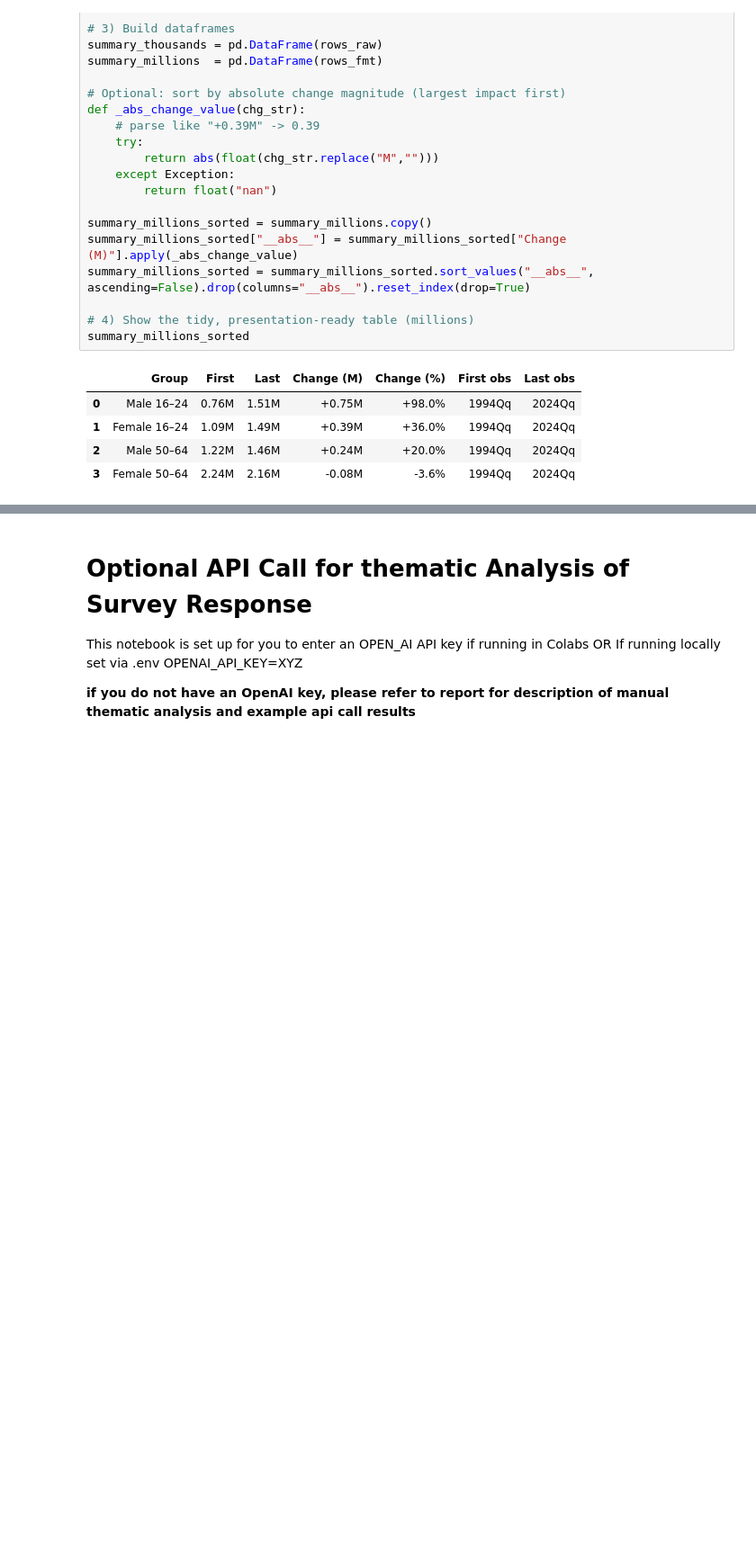
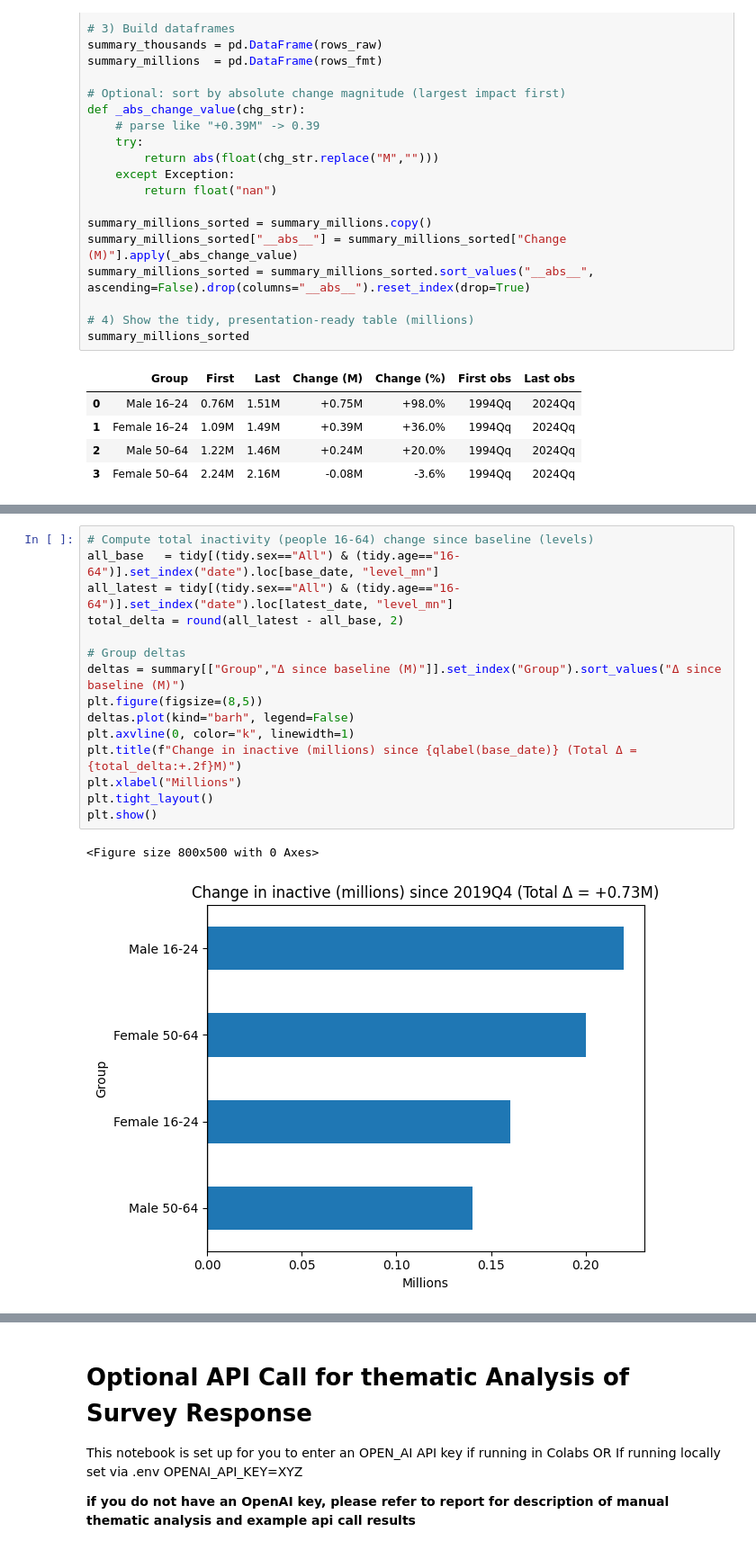
Before and after one commit to monkeymoves/nesta, a Jupyter notebook: notebooks/01_exploration.ipynb, the cells around one changed output, grey strips where cells are left out. Shown at 90% size. Cells and saved outputs as stored; diff of their text form; blank space fills up the shorter version.

```diff
--- a/notebooks/01_exploration.ipynb
+++ b/notebooks/01_exploration.ipynb
@@ -385,0 +488,18 @@ summary_millions_sorted
+# %%
+# Compute total inactivity (people 16-64) change since baseline (levels)
+all_base   = tidy[(tidy.sex=="All") & (tidy.age=="16-64")].set_index("date").loc[base_date, "level_mn"]
+all_latest = tidy[(tidy.sex=="All") & (tidy.age=="16-64")].set_index("date").loc[latest_date, "level_mn"]
+total_delta = round(all_latest - all_base, 2)
+
+# Group deltas
+deltas = summary[["Group","Δ since baseline (M)"]].set_index("Group").sort_values("Δ since baseline (M)")
+plt.figure(figsize=(8,5))
+deltas.plot(kind="barh", legend=False)
+plt.axvline(0, color="k", linewidth=1)
+plt.title(f"Change in inactive (millions) since {qlabel(base_date)} (Total Δ = {total_delta:+.2f}M)")
+plt.xlabel("Millions")
+plt.tight_layout()
+plt.show()
+# %% [output]
+<Figure size 800x500 with 0 Axes>
+[figure, added]
```
Also changed, not shown: parts of 3 cells of this notebook.
